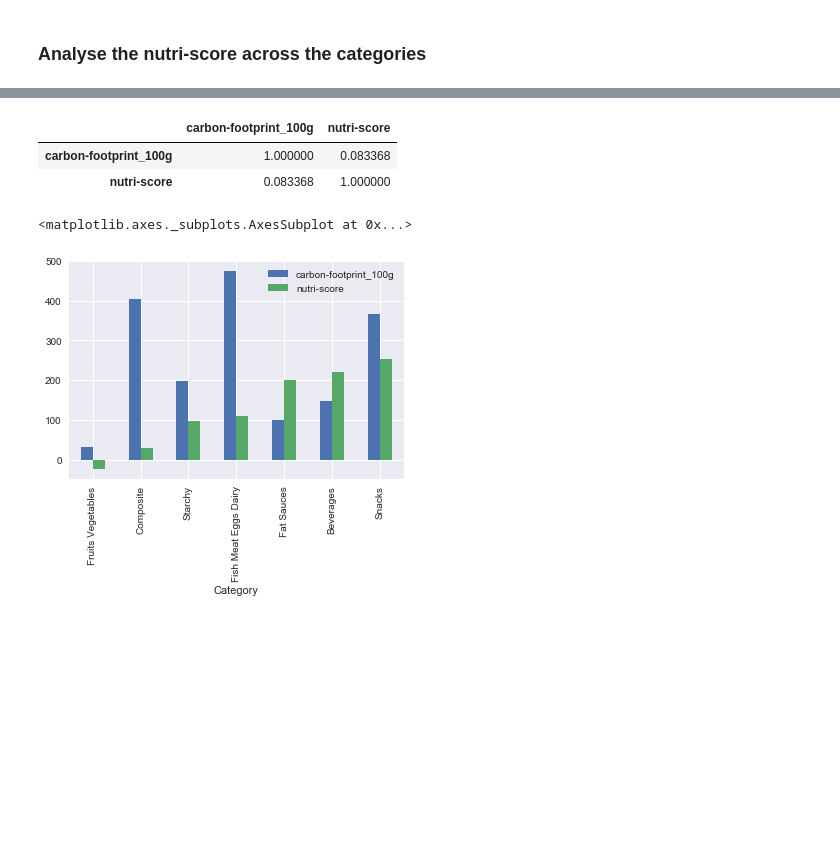
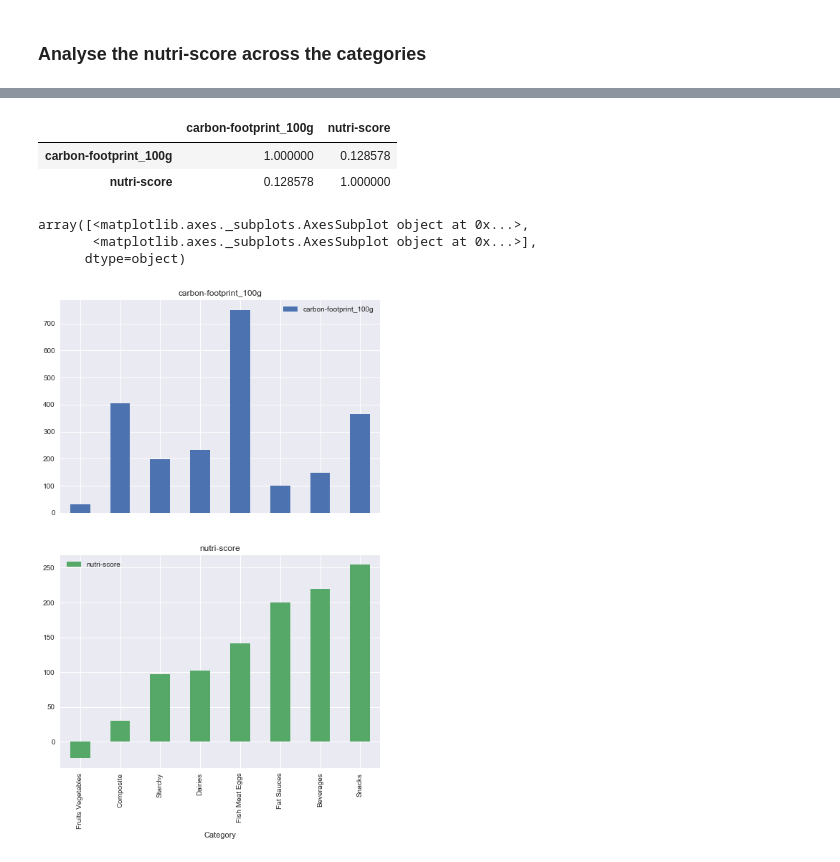
Before and after one commit to Painguin/smart_rams_project, a Jupyter notebook: Project.ipynb, the cells around one changed output, grey strips where cells are left out. Saved outputs shown, nothing was run; the diff lists cells and outputs as text; code cells hidden in the pictures; blank space fills up the shorter version.

Commit message:
split dairies from fish meat eggs

```diff
--- a/Project.ipynb
+++ b/Project.ipynb
@@ -14,15 +14,3 @@ data = pd.read_csv(data_folder + 'en.openfoodfacts.org.products.csv', sep='\t')
 ### Chosen Fields
 # %% [markdown]
 (at least some text that explains why we dropped the other fields)
-# %%
-chosen_fields = ['product_name', 'packaging_tags', 'brands_tags',
-                 'origins_tags', 'manufacturing_places_tags', 'labels_en', 'stores', 'countries_en',
-                 'additives_n', 'ingredients_from_palm_oil_n', 'ingredients_that_may_be_from_palm_oil_n',
-                 'nutrition_grade_fr', 'pnns_groups_1', 'fruits-vegetables-nuts_100g',
-                 'main_category_en', 'energy_100g', 'energy-from-fat_100g', 'fat_100g',
-                 'saturated-fat_100g', 'monounsaturated-fat_100g', 'polyunsaturated-fat_100g',
-                 'omega-3-fat_100g', 'omega-6-fat_100g', 'omega-9-fat_100g', 'trans-fat_100g',
-                 'cholesterol_100g', 'carbohydrates_100g', 'sugars_100g', 'fiber_100g', 'proteins_100g', 'sodium_100g',
-                 'nutrition-score-fr_100g', 'nutrition-score-uk_100g', 'carbon-footprint_100g', 'first_packaging_code_geo']
-
-data = data[chosen_fields]
@@ -36,10 +36,10 @@ A simple map allows for better organisation and also cleans the duplicate field
 # %%
 my_map = {'unknown' : 'Unknown',
  'Sugary snacks' : 'Snacks',
- 'Milk and dairy products' : 'Fish Meat Eggs Dairy',
+ 'Milk and dairy products' : 'Dairies',
  'Composite foods' : 'Composite',
  'Cereals and potatoes' : 'Starchy',
- 'Fish Meat Eggs' : 'Fish Meat Eggs Dairy',
+ 'Fish Meat Eggs' : 'Fish Meat Eggs',
  'Beverages' : 'Beverages',
  'Fat and sauces' : 'Fat Sauces',
  'Fruits and vegetables' : 'Fruits Vegetables',
@@ -94,13 +95,13 @@ This merged categorical field is called `category`.
 my_map_2 = {
     'Beverages' : 'Beverages',
     'Sugary snacks' : 'Snacks',
-    'Dairies' : 'Fish Meat Eggs Dairy',
-    'Meats' : 'Fish Meat Eggs Dairy',
+    'Dairies' : 'Dairies',
+    'Meats' : 'Fish Meat Eggs',
     'Meals' : 'Composite',
     'Fruit juices' : 'Beverages',
     'Salty snacks' : 'Snacks',
     'Fats' : 'Fat Sauces',
-    'Fish and meat and eggs' : 'Fish Meat Eggs Dairy'
+    'Fish and meat and eggs' : 'Fish Meat Eggs'
 }
 # %%
 not_in_category = data[data['Category'].isna()]
@@ -432,13 +457,15 @@ carbon_mean_by_category = data[['Category', 'carbon-footprint_100g']].groupby('C
 pd.concat((carbon_mean_by_category, score_mean_by_category), axis=1).corr()
 # %% [output]
 |  | carbon-footprint_100g | nutri-score |
-| carbon-footprint_100g | 1.000000 | 0.083368 |
-| nutri-score | 0.083368 | 1.000000 |
+| carbon-footprint_100g | 1.000000 | 0.128578 |
+| nutri-score | 0.128578 | 1.000000 |
 # %%
-pd.concat((carbon_mean_by_category, 20*score_mean_by_category), axis=1).drop('Unknown').sort_values('nutri-score').plot.bar()
+pd.concat((carbon_mean_by_category, 20*score_mean_by_category), axis=1).drop('Unknown').sort_values('nutri-score').plot.bar(subplots=True, figsize=(8, 12))
 # %% [output]
-<matplotlib.axes._subplots.AxesSubplot at 0x...>
+array([<matplotlib.axes._subplots.AxesSubplot object at 0x...>,
+       <matplotlib.axes._subplots.AxesSubplot object at 0x...>],
+      dtype=object)
-[figure, old version]
+[figure, new version]
 # %%
 countries_en_scores = {}
 # %%
```
Also changed, not shown: parts of 11 cells of this notebook.
